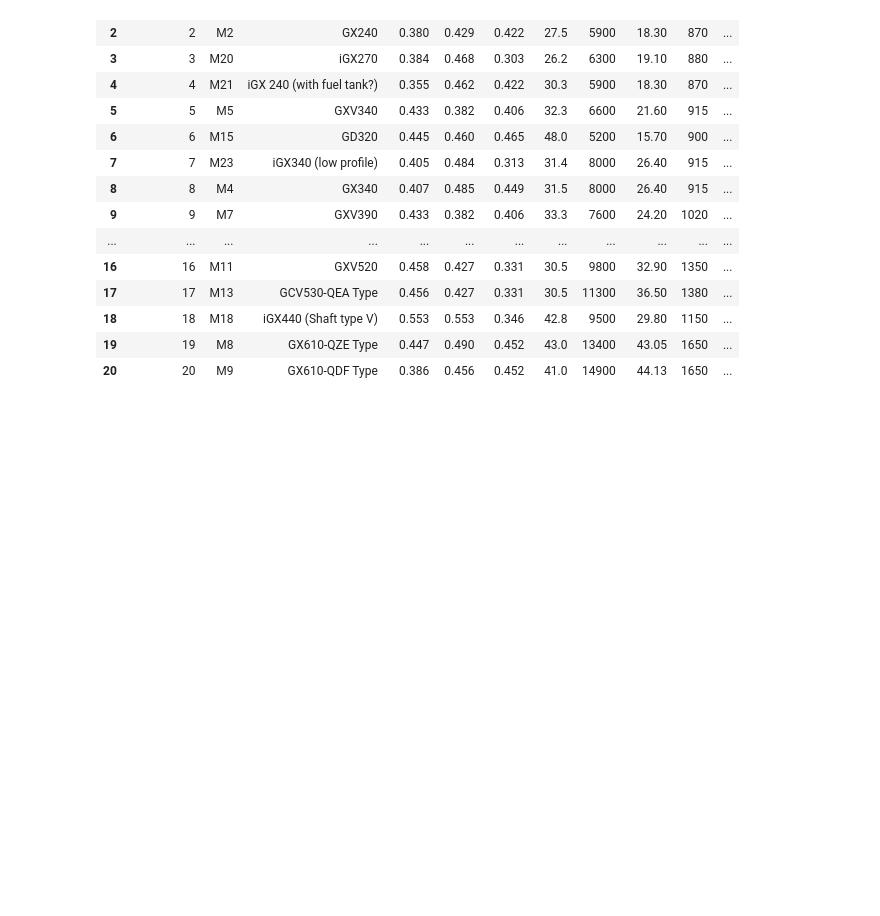
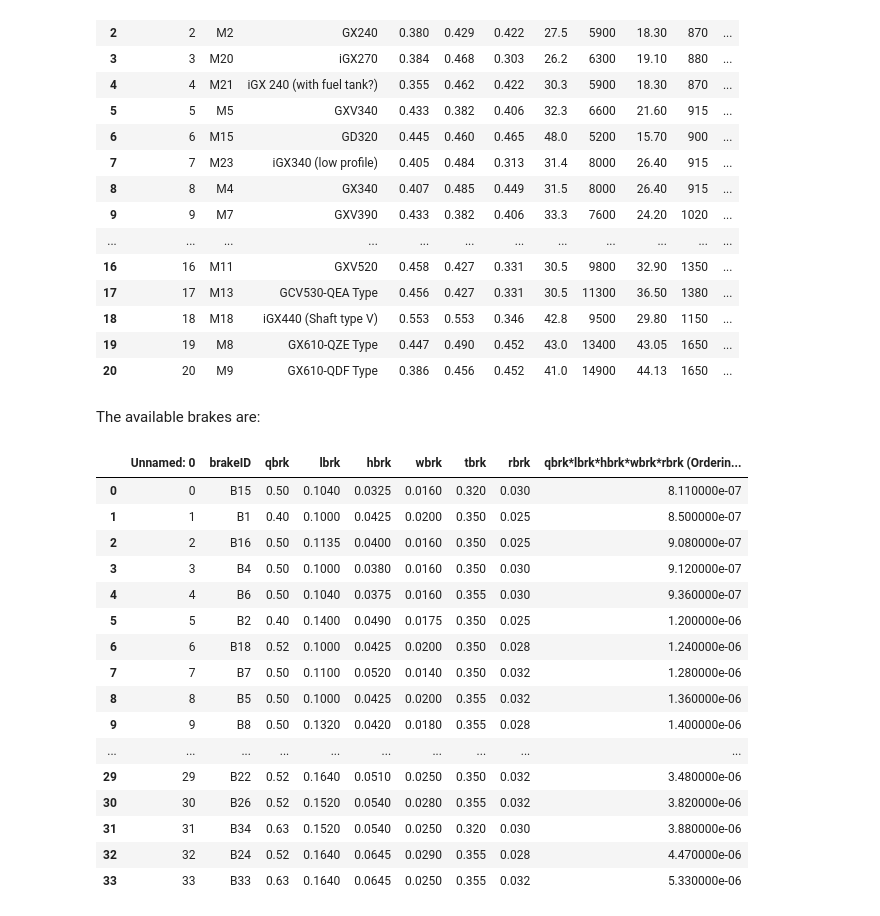
Before and after one commit to hmedal/sae-dsc-hmedal, a Jupyter notebook: examples/part-options.ipynb, the cells around one changed output. Drawn from its saved outputs; the diff is of its cells as text; code cells hidden in the pictures; blank space fills up the shorter version.

Commit message:
Added brakes and suspension

```diff
--- a/examples/part-options.ipynb
+++ b/examples/part-options.ipynb
@@ -12,11 +12,14 @@ parts = {}
 parts['rearwing'] = sae.materials.merge(sae.wings, how='cross')
 parts['frontwing'] = sae.materials.merge(sae.wings, how='cross')
 parts['sidewing'] = sae.materials.merge(sae.wings, how='cross')
-parts['cabin'] = sae.materials.merge(sae.cabins, how='cross')
-parts['impactattenuator'] = sae.materials.merge(sae.attenuators, how='cross')
 parts['reartire'] = sae.pressure.merge(sae.tires, how='cross')
 parts['fronttire'] = sae.pressure.merge(sae.tires, how='cross')
 parts['engine'] = sae.motors
+parts['cabin'] = sae.materials.merge(sae.cabins, how='cross')
+parts['impactattenuator'] = sae.materials.merge(sae.attenuators, how='cross')
+parts['brakes'] = sae.brakes
+parts['rearsuspension'] = sae.suspension
+parts['frontsuspension'] = sae.suspension
 # %% [markdown]
 The available parts for the rear, front, and side wings are:
 # %%
@@ -115,3 +118,25 @@ parts['engine']
 | 18 | 18 | M18 | iGX440 (Shaft type V) | 0.553 | 0.553 | 0.346 | 42.8 | 9500 | 29.80 | 1150 | ... |
 | 19 | 19 | M8 | GX610-QZE Type | 0.447 | 0.490 | 0.452 | 43.0 | 13400 | 43.05 | 1650 | ... |
 | 20 | 20 | M9 | GX610-QDF Type | 0.386 | 0.456 | 0.452 | 41.0 | 14900 | 44.13 | 1650 | ... |
+# %% [markdown]
+The available brakes are:
+# %%
+parts['brakes']
+# %% [output]
+|  | Unnamed: 0 | brakeID | qbrk | lbrk | hbrk | wbrk | tbrk | rbrk | qbrk*lbrk*hbrk*wbrk*rbrk (Orderin... |
+| 0 | 0 | B15 | 0.50 | 0.1040 | 0.0325 | 0.0160 | 0.320 | 0.030 | 8.110000e-07 |
+| 1 | 1 | B1 | 0.40 | 0.1000 | 0.0425 | 0.0200 | 0.350 | 0.025 | 8.500000e-07 |
+| 2 | 2 | B16 | 0.50 | 0.1135 | 0.0400 | 0.0160 | 0.350 | 0.025 | 9.080000e-07 |
+| 3 | 3 | B4 | 0.50 | 0.1000 | 0.0380 | 0.0160 | 0.350 | 0.030 | 9.120000e-07 |
+| 4 | 4 | B6 | 0.50 | 0.1040 | 0.0375 | 0.0160 | 0.355 | 0.030 | 9.360000e-07 |
+| 5 | 5 | B2 | 0.40 | 0.1400 | 0.0490 | 0.0175 | 0.350 | 0.025 | 1.200000e-06 |
+| 6 | 6 | B18 | 0.52 | 0.1000 | 0.0425 | 0.0200 | 0.350 | 0.028 | 1.240000e-06 |
+| 7 | 7 | B7 | 0.50 | 0.1100 | 0.0520 | 0.0140 | 0.350 | 0.032 | 1.280000e-06 |
+| 8 | 8 | B5 | 0.50 | 0.1000 | 0.0425 | 0.0200 | 0.355 | 0.032 | 1.360000e-06 |
+| 9 | 9 | B8 | 0.50 | 0.1320 | 0.0420 | 0.0180 | 0.355 | 0.028 | 1.400000e-06 |
+| ... | ... | ... | ... | ... | ... | ... | ... | ... | ... |
+| 29 | 29 | B22 | 0.52 | 0.1640 | 0.0510 | 0.0250 | 0.350 | 0.032 | 3.480000e-06 |
+| 30 | 30 | B26 | 0.52 | 0.1520 | 0.0540 | 0.0280 | 0.355 | 0.032 | 3.820000e-06 |
+| 31 | 31 | B34 | 0.63 | 0.1520 | 0.0540 | 0.0250 | 0.320 | 0.030 | 3.880000e-06 |
+| 32 | 32 | B24 | 0.52 | 0.1640 | 0.0645 | 0.0290 | 0.355 | 0.028 | 4.470000e-06 |
+| 33 | 33 | B33 | 0.63 | 0.1640 | 0.0645 | 0.0250 | 0.355 | 0.032 | 5.330000e-06 |
```
Also changed, not shown: parts of 2 cells of this notebook.
